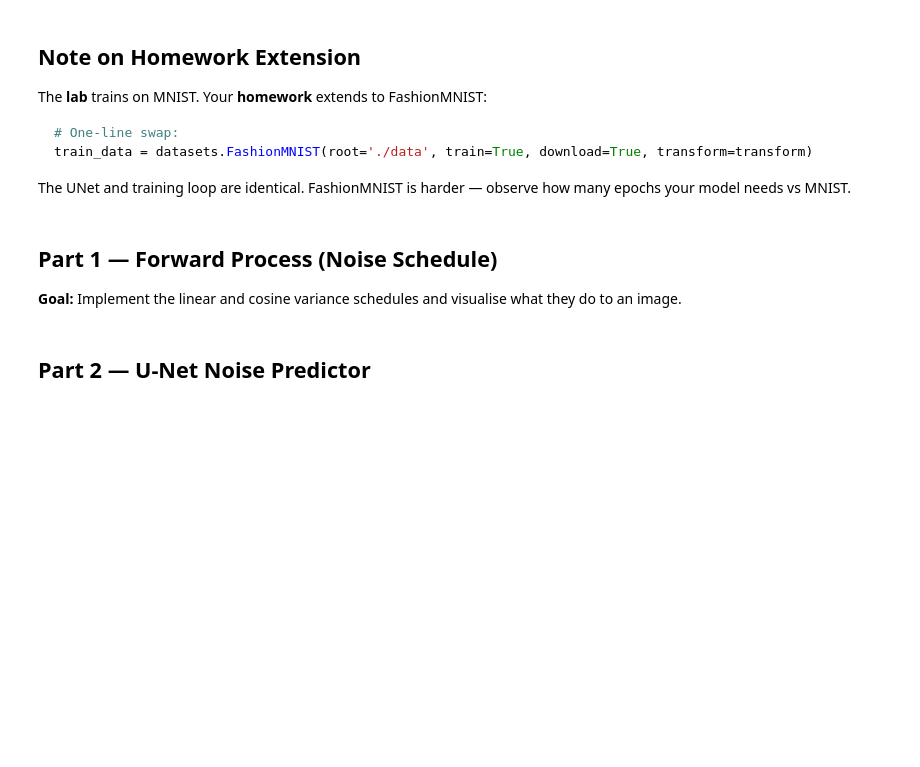
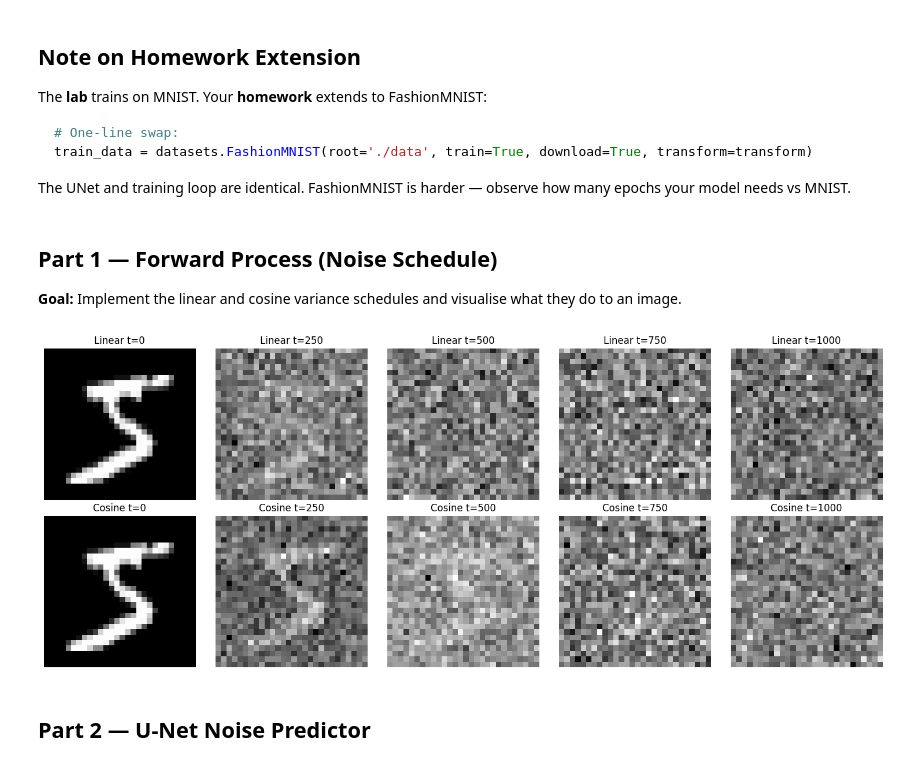
Before and after one commit to MyTeachers123/genai-course, a Jupyter notebook: week2/Week_2_Lab2_Diffusion_DDPM.ipynb, the cells around one changed output. Drawn from its saved outputs; the diff is of its cells as text; code cells hidden in the pictures; blank space fills up the shorter version.

```diff
--- a/week2/Week_2_Lab2_Diffusion_DDPM.ipynb
+++ b/week2/Week_2_Lab2_Diffusion_DDPM.ipynb
@@ -38,8 +40,3 @@ def cosine_schedule(T=1000, s=0.008):
     alphas_bar = f / f[0]
     betas = 1 - (alphas_bar[1:] / alphas_bar[:-1])
     return torch.clamp(betas, 0, 0.999)
-# %%
-# TODO: Implement `q_sample(x0, t, betas)` — the closed-form forward process.
-Formula: x_t = sqrt(alpha_bar_t) * x0 + sqrt(1 - alpha_bar_t) * eps
-where eps ~ N(0,I) and alpha_bar_t = prod(1 - beta_i for i in 1..t)
-Hint: precompute alpha_bar from betas.
@@ -50,3 +73,56 @@ Which schedule destroys fine detail faster?
+# %%
+# TODO: Visualise the noising process: take one MNIST image, show it at t=0, 250, 500, 750, 1000
+# for BOTH linear and cosine schedules side by side.
+# Which schedule destroys fine detail faster?
+
+import torch
+import matplotlib.pyplot as plt
+from torchvision import datasets, transforms
+
+# 1. Load a sample MNIST image
+transform = transforms.Compose([transforms.ToTensor()])
+mnist_dataset = datasets.MNIST(root='./data', train=True, download=True, transform=transform)
+image, _ = mnist_dataset[0]  # Shape: (1, 28, 28)
+x0 = image.unsqueeze(0).to(DEVICE)  # Shape: (1, 1, 28, 28)
+
+# 2. Define timesteps and schedules
+timesteps = [0, 250, 500, 750, 999]  # 0-indexed for T=1000
+T = 1000
+betas_linear = linear_schedule(T)
+betas_cosine = cosine_schedule(T)
+
+# 3. Apply noising process
+fig, axes = plt.subplots(2, 5, figsize=(15, 6))
+
+for i, t in enumerate(timesteps):
+    # For t = 0, we visualize the original image x0 directly
+    if t == 0:
+        x_linear = x0.cpu().squeeze()
+        x_cosine = x0.cpu().squeeze()
+    else:
+        t_tensor = torch.tensor([t]).to(DEVICE)
+        x_linear = q_sample(x0, t_tensor, betas_linear).cpu().squeeze()
+        x_cosine = q_sample(x0, t_tensor, betas_cosine).cpu().squeeze()
+
+    # Plot Linear Schedule
+    axes[0, i].imshow(x_linear, cmap='gray')
+    axes[0, i].set_title(f"Linear t={t}" if t != 999 else "Linear t=1000")
+    axes[0, i].axis('off')
+
+    # Plot Cosine Schedule
+    axes[1, i].imshow(x_cosine, cmap='gray')
+    axes[1, i].set_title(f"Cosine t={t}" if t != 999 else "Cosine t=1000")
+    axes[1, i].axis('off')
+
+plt.tight_layout()
+plt.show()
+
+# Answer to the question:
+# The linear schedule destroys fine detail faster. Under the linear schedule,
+# noise is added much more aggressively in the early stages compared to the
+# cosine schedule, which preserves the structural features of the digit longer.
+# %% [output]
+[figure, added]
 # %% [markdown]
 ## Part 2 — U-Net Noise Predictor
 # %%
```
Also changed, not shown: parts of 9 cells of this notebook.
